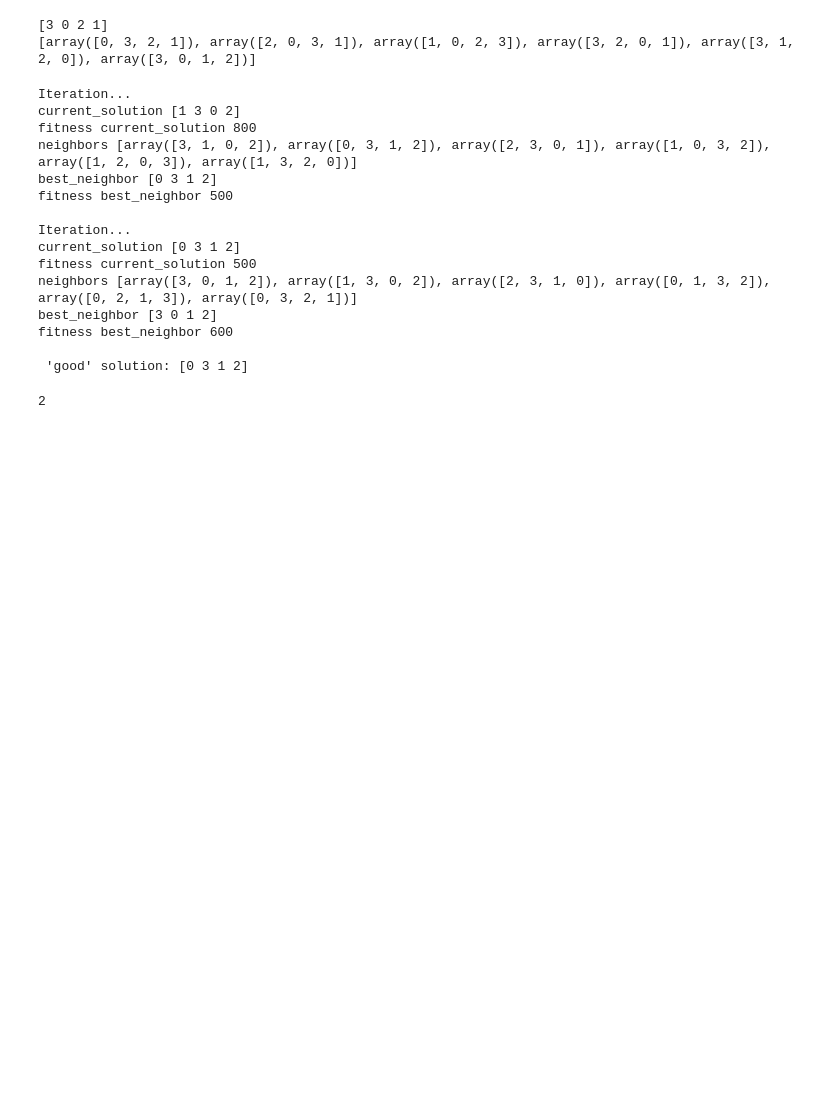
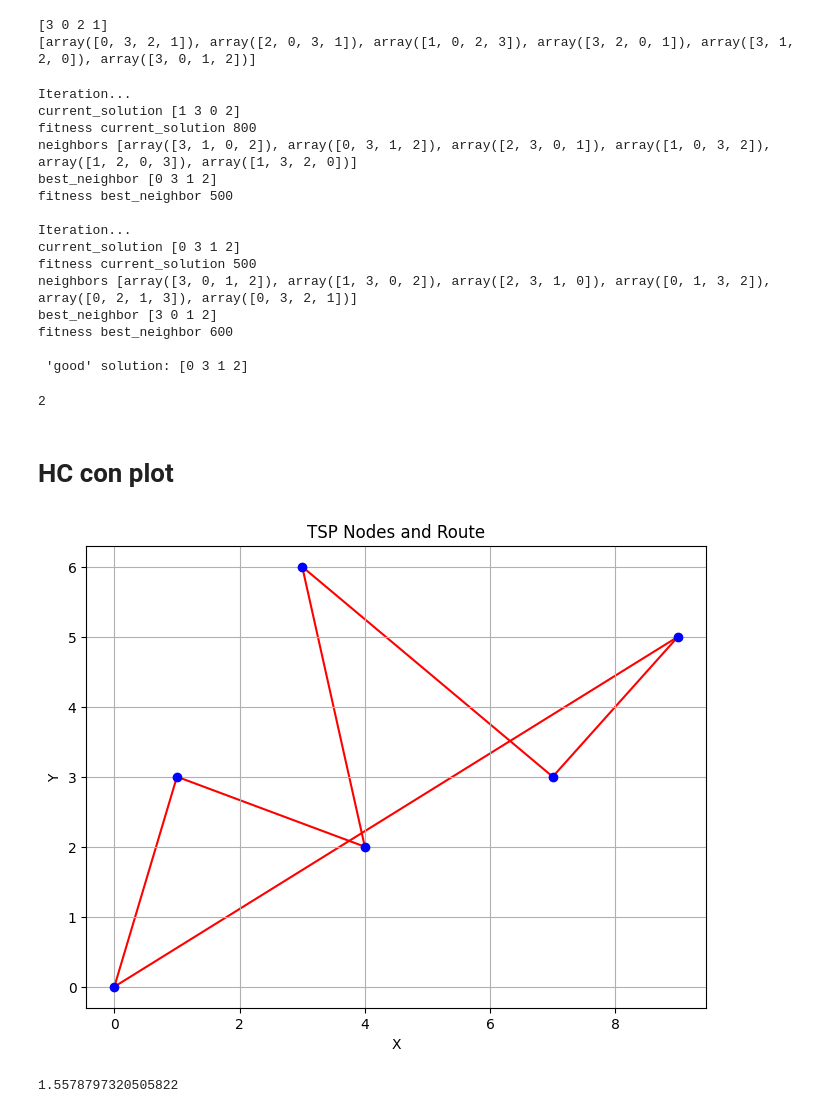
Before and after one commit to Codenid/UTEC_2025_IA_FUNDAMENTALS, a Jupyter notebook: ALGORITMOS/1_hill_climbing_teacher.ipynb, the cells around one changed output. Drawn from its saved outputs; the diff is of its cells as text; code cells hidden in the pictures; blank space fills up the shorter version.

```diff
--- a/ALGORITMOS/1_hill_climbing_teacher.ipynb
+++ b/ALGORITMOS/1_hill_climbing_teacher.ipynb
@@ -94,3 +94,48 @@ fitness best_neighbor 600
 # %%
 # %% [output]
 2
+# %% [markdown]
+# HC con plot
+# %%
+import numpy as np
+import matplotlib.pyplot as plt
+from scipy.spatial.distance import pdist, squareform
+
+def plot_tsp(nodes, route):
+    """
+    Plot the TSP nodes and route.
+
+    Parameters:
+    - nodes: List of tuples containing the coordinates of each node.
+    - route: List of node indices representing the TSP route.
+    """
+    x = [node[0] for node in nodes]
+    y = [node[1] for node in nodes]
+
+    plt.figure(figsize=(8, 6))
+    plt.scatter(x, y, color='blue', zorder=2)  # Plot nodes
+
+
+    for i in range(len(route) - 1):
+        node1 = route[i]
+        node2 = route[i + 1]
+        plt.plot([nodes[node1][0], nodes[node2][0]], [nodes[node1][1], nodes[node2][1]], color='red', zorder=1)  # Plot route
+
+    # Connect the last node to the first node to form a loop
+    node1 = route[-1]
+    node2 = route[0]
+    plt.plot([nodes[node1][0], nodes[node2][0]], [nodes[node1][1], nodes[node2][1]], color='red', zorder=1)  # Plot route
+
+    plt.xlabel('X')
+    plt.ylabel('Y')
+    plt.title('TSP Nodes and Route')
+    plt.grid(True)
+    plt.show()
+
+# Example usage:
+nodes = [(0, 0), (1, 3), (4, 2), (3, 6), (7, 3), (9, 5)]  # Coordinates of nodes
+route = [0, 1, 2, 3, 4, 5]  # Example TSP route (indices of nodes)
+
+plot_tsp(nodes, route)
+# %% [output]
+[figure, added]
@@ -96,0 +146,20 @@ fitness best_neighbor 600
+# %%
+def fitness(sol):
+  distance = 0
+  for i in range( len(sol) - 1 ):
+    distance = distance + distances[ sol[i]  ][ sol[i+1]  ]
+
+  return distance
+
+print( fitness(current_solution) )
+
+def get_neighbors(sol):
+  neighbors = []
+  for i in range(len(sol) - 1):
+    for j in range( i + 1, len(sol) ):
+      new_sol = sol.copy()
+      new_sol[i], new_sol[j] = new_sol[j], new_sol[i]
+      neighbors.append(new_sol)
+  return neighbors
+# %% [output]
+1.5578797320505822
```
Also changed, not shown: parts of 2 cells of this notebook.
